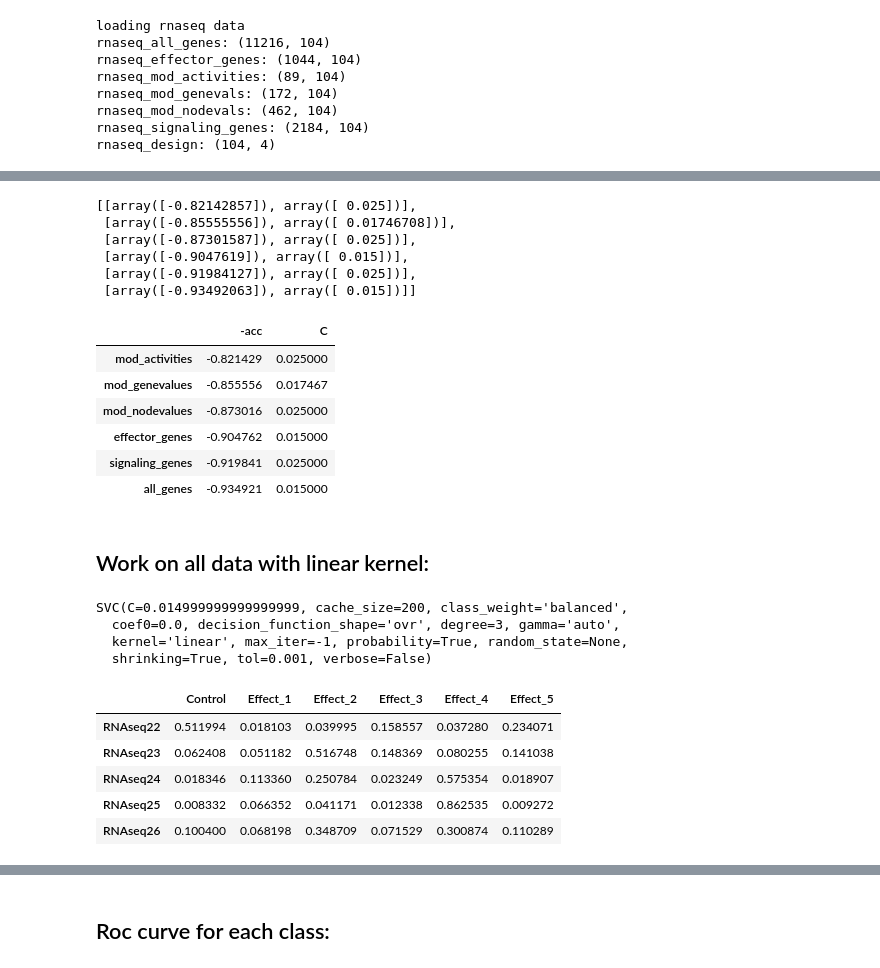
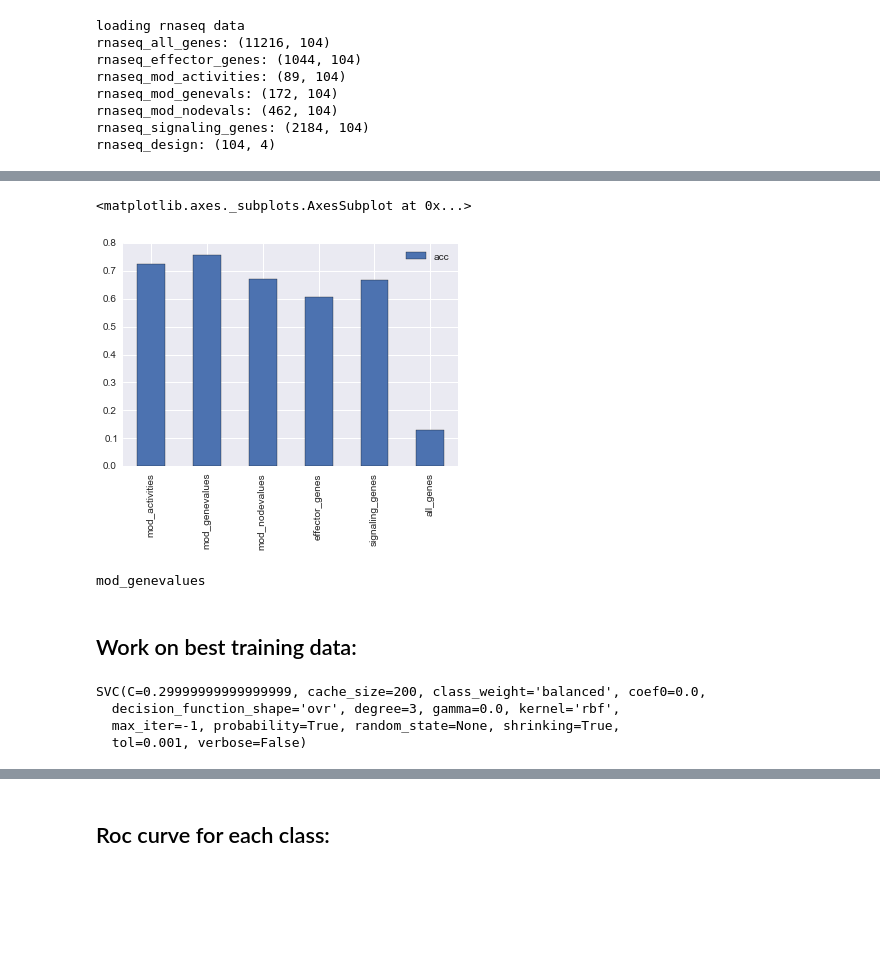
Before and after one commit to mzwiessele/MLPMMarchRetreat2016, a Jupyter notebook: py_notebooks/SVC.ipynb, the cells around one changed output, grey strips where cells are left out. Cells and saved outputs as stored; diff of their text form; code cells hidden in the pictures; blank space fills up the shorter version.

```diff
--- a/py_notebooks/SVC.ipynb
+++ b/py_notebooks/SVC.ipynb
@@ -30,7 +31,7 @@ class ParamzSVC(Model):
         self.sk = StratifiedKFold(train_labels, shuffle=True)
 
     def parameters_changed(self):
-        from sklearn.metrics import f1_score
+        from sklearn.metrics import f1_score, accuracy_score
 
         self._obj = 0.
         #svc = svm.LinearSVC(C=float(self.C.values), class_weight='balanced')
@@ -44,11 +45,11 @@ class ParamzSVC(Model):
         for train_index, test_index in self.sk:
             svc = svc.fit(self.X[train_index], self.y[train_index])
             prediction = svc.predict(self.X[test_index])
-            self._obj += f1_score(self.y[test_index], prediction)/float(self.sk.n_folds)
+            self._obj += accuracy_score(self.y[test_index], prediction)/float(self.sk.n_folds)
 
     def objective_function(self):
         import numpy as np
-        print self._obj,
+        #print self._obj,
         return -np.atleast_1d(self._obj)
 # %%
 train_idx = design.Set == design.Set.unique()[0]
@@ -86,8 +87,8 @@ for i in range(len(all_data)):
     m = ParamzSVC(train_set.T.values, train_labels.values)
     m_opt = GPyOpt.methods.BayesianOptimization(make_f(m),
                                             bounds=[
-                                                    (1e-100,.3),
-                                                    (0,1)
+                                                    (np.exp(-5),np.exp(15)),
+                                                    (np.exp(-15),np.exp(5))
                                                     ],
                                             model_optimize_restarts = 40,
                                             normalize=True,
@@ -108,9 +119,2 @@ m_opt.plot_acquisition()
 # %%
-train_errors.values()
+train_errors
-# %% [output]
-[[array([-0.82142857]), array([ 0.025])],
- [array([-0.85555556]), array([ 0.01746708])],
- [array([-0.87301587]), array([ 0.025])],
- [array([-0.9047619]), array([ 0.015])],
- [array([-0.91984127]), array([ 0.025])],
- [array([-0.93492063]), array([ 0.015])]]
@@ -122,13 +121,22 @@ results = pd.DataFrame(train_errors.values(),
-# %%
-results
-# %% [output]
-|  | -acc | C |
-| mod_activities | -0.821429 | 0.025000 |
-| mod_genevalues | -0.855556 | 0.017467 |
-| mod_nodevalues | -0.873016 | 0.025000 |
-| effector_genes | -0.904762 | 0.015000 |
-| signaling_genes | -0.919841 | 0.025000 |
-| all_genes | -0.934921 | 0.015000 |
+# %%
+results = pd.DataFrame(columns=['acc', 'C', 'gamma'],
+                       index=train_errors.keys(),
+                       dtype=float)
+acc, cg = zip(*train_errors.values())
+results['acc'] = -np.concatenate(acc)
+C,g = [[_c[i] for _c in cg] for i in range(2)]
+results['C'] = C
+results['gamma'] = g
+# %%
+results.plot(kind='bar', y='acc')
+# %% [output]
+<matplotlib.axes._subplots.AxesSubplot at 0x...>
+[figure, added]
+# %%
+best = results.acc.idxmax(0)
+print best
+# %% [output]
+mod_genevalues
 # %% [markdown]
-## Work on all data with linear kernel:
+## Work on best training data:
 # %%
@@ -136,8 +149,8 @@ svc = svm.SVC(C=results.loc['all_genes','C'], kernel='linear', decision_function
 # %%
-train_set, test_set = get_train_test_set(rnaseq_all_genes, train_idx, test_idx)
+train_set, test_set = get_train_test_set(rnaseq_mod_genevalues, train_idx, test_idx)
 svc.fit(train_set.T.values, train_labels)
 # %% [output]
-SVC(C=0.014999999999999999, cache_size=200, class_weight='balanced',
-  coef0=0.0, decision_function_shape='ovr', degree=3, gamma='auto',
-  kernel='linear', max_iter=-1, probability=True, random_state=None,
-  shrinking=True, tol=0.001, verbose=False)
+SVC(C=0.29999999999999999, cache_size=200, class_weight='balanced', coef0=0.0,
+  decision_function_shape='ovr', degree=3, gamma=0.0, kernel='rbf',
+  max_iter=-1, probability=True, random_state=None, shrinking=True,
+  tol=0.001, verbose=False)
@@ -160,9 +163,0 @@ for _t in np.setdiff1d(prediction_probabilities.columns, test_labels_collected.c
-# %%
-classification_report(test_labels_collected, prediction)
-# %% [output]
-|  | Control | Effect_1 | Effect_2 | Effect_3 | Effect_4 | Effect_5 |
-| RNAseq22 | 0.511994 | 0.018103 | 0.039995 | 0.158557 | 0.037280 | 0.234071 |
-| RNAseq23 | 0.062408 | 0.051182 | 0.516748 | 0.148369 | 0.080255 | 0.141038 |
-| RNAseq24 | 0.018346 | 0.113360 | 0.250784 | 0.023249 | 0.575354 | 0.018907 |
-| RNAseq25 | 0.008332 | 0.066352 | 0.041171 | 0.012338 | 0.862535 | 0.009272 |
-| RNAseq26 | 0.100400 | 0.068198 | 0.348709 | 0.071529 | 0.300874 | 0.110289 |
```
Also changed, not shown: parts of 23 cells of this notebook, 4 other files.
